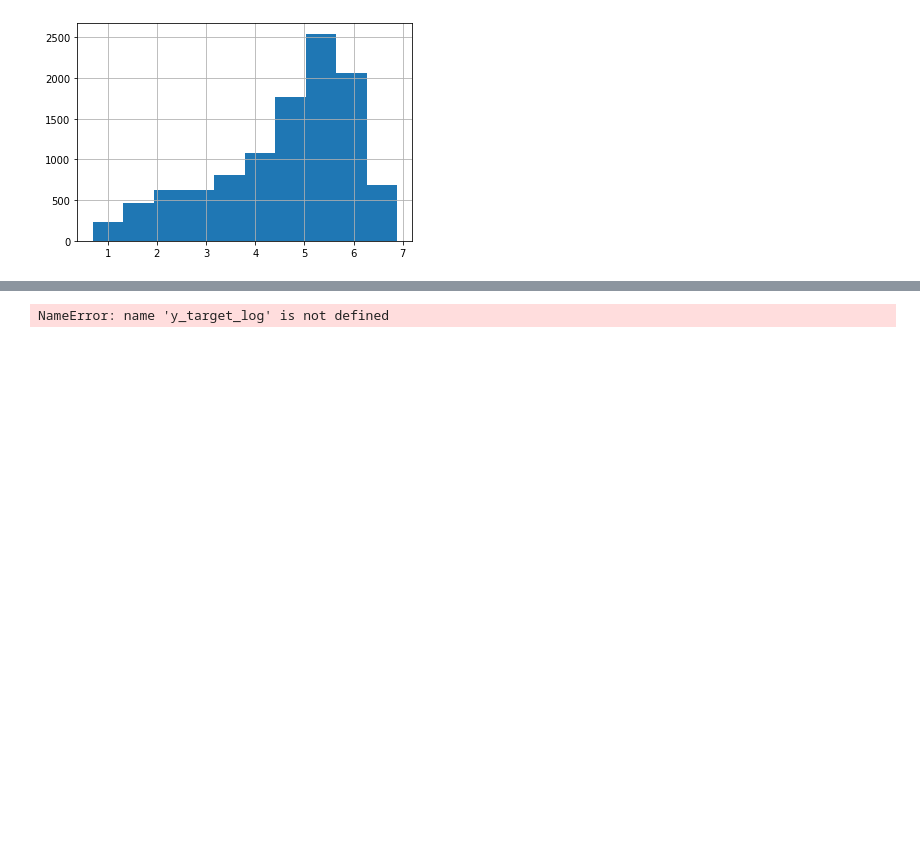
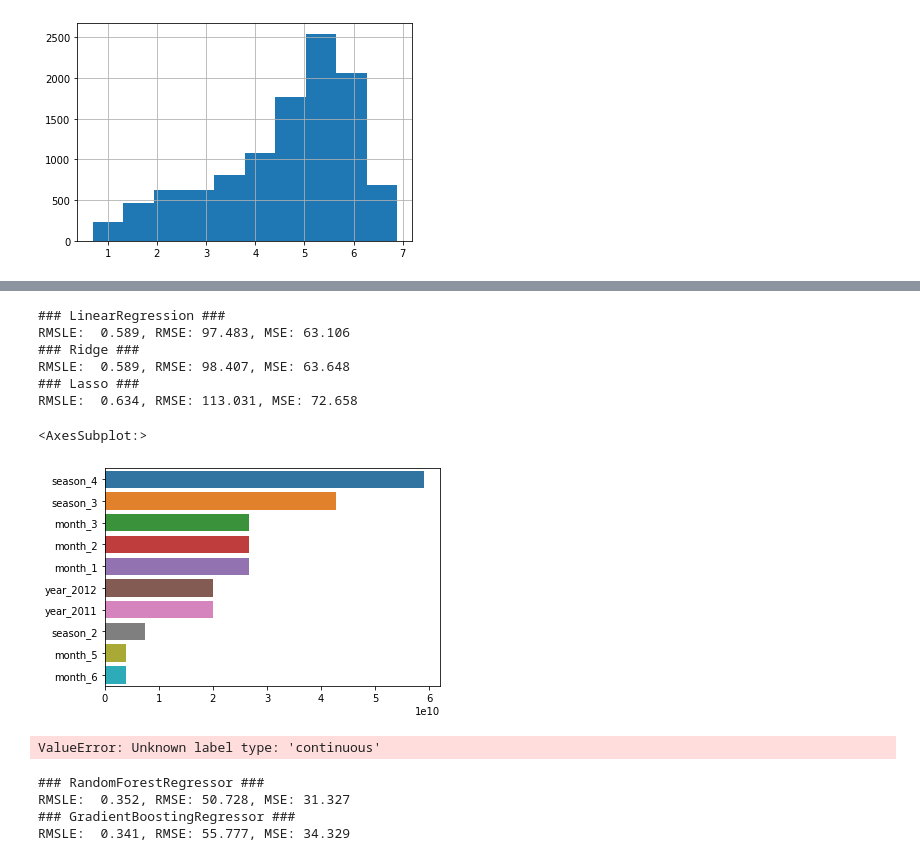
Before and after one commit to JiHui-Cheon/Adult_Practice, a Jupyter notebook: bike_sharing_demand/bike_practice.ipynb, the cells around one changed output, grey strips where cells are left out. Cells and saved outputs as stored; diff of their text form; code cells hidden in the pictures; blank space fills up the shorter version.

```diff
--- a/bike_sharing_demand/bike_practice.ipynb
+++ b/bike_sharing_demand/bike_practice.ipynb
@@ -202,27 +213,65 @@ X_features_ohe = pd.get_dummies(X_features, columns = ['year', 'month', 'hour',
                                                       'season', 'weather'])
 # %%
 # 원-핫 인코딩이 적용된 feature 데이터 세트 기반으로 학습/예측 데이터 분할하기
-X_trian, X_test, y_train, y_test = train_test_split(X_features_ohe, y_target_log,
+X_train, X_test, y_train, y_test = train_test_split(X_features_ohe, y_target_log,
                                                    test_size = 0.3, random_state = 0)
 
 # 모델과 학습/데이터 셋을 입력하면 성능 평가 수치를 반환함.
-def get_model_predict(model, X_train, X_test, y_train, y_test, is_expml = False):
+def get_model_predict(model, X_train, X_test, y_train, y_test, is_expm1 = False):
     model.fit(X_train, y_train)
-    pred = model.predict(x_test)
-    if is_expml :
-        y_test = np.expml(y_test)
-        pred = np.expml(pred)
+    pred = model.predict(X_test)
+    if is_expm1:
+        y_test = np.expm1(y_test)
+        pred = np.expm1(pred)
     print('###', model.__class__.__name__, '###')
     evaluate_regr(y_test, pred)
-
 # end of function get_model_predict
 
 # model 별로 평가 수행
-Ir_reg = LinearRegression()
+lr_reg = LinearRegression()
 ridge_reg = Ridge(alpha = 10)
 lasso_reg = Lasso(alpha = 0.01)
 
-for model in [Ir_reg, ridge_reg, lasso_reg]:
-    get_model_predict(model, X_train, X_test, y_train, y_test, is_expml=True)
+for model in [lr_reg, ridge_reg, lasso_reg]:
+    get_model_predict(model, X_train, X_test, y_train, y_test, is_expm1=True)
 # %% [output]
-NameError: name 'y_target_log' is not defined
+### LinearRegression ###
+RMSLE:  0.589, RMSE: 97.483, MSE: 63.106
+### Ridge ###
+RMSLE:  0.589, RMSE: 98.407, MSE: 63.648
+### Lasso ###
+RMSLE:  0.634, RMSE: 113.031, MSE: 72.658
+# %%
+coef = pd.Series(lr_reg.coef_ , index=X_features_ohe.columns)
+coef_sort = coef.sort_values(ascending=False)[:10]
+sns.barplot(x = coef_sort.values, y=coef_sort.index)
+# %% [output]
+<AxesSubplot:>
+[figure, added]
+# %%
+from sklearn.ensemble import RandomForestClassifier, GradientBoostingRegressor
+
+# 랜덤 포레스트, GBM, XGBoost, LightGBM model 별로 평가 수행
+rf_reg = RandomForestClassifier(n_estimators=500)
+gbm_reg = GradientBoostingRegressor(n_estimators=500)
+
+for model in [rf_reg, gbm_reg]:
+    # XGBoost의 경우 DataFrame이 입력 될 경우 버전에 따라 오류 발생 가능, ndarray로 변환.
+    get_model_predict(model, X_train.values, X_test.values, y_train.values,
+                      y_test.values, is_expm1 = True)
+# %% [output]
+ValueError: Unknown label type: 'continuous'
+# %%
+from sklearn.ensemble import RandomForestRegressor, GradientBoostingRegressor
+
+rf_reg = RandomForestRegressor(n_estimators=500)
+gbm_reg = GradientBoostingRegressor(n_estimators=500)
+
+for model in [rf_reg, gbm_reg]:
+    get_model_predict(model, X_train.values, X_test.values, y_train.values,
+                     y_test.values, is_expm1 = True)
+# %% [output]
+### RandomForestRegressor ###
+RMSLE:  0.352, RMSE: 50.728, MSE: 31.327
+### GradientBoostingRegressor ###
+RMSLE:  0.341, RMSE: 55.777, MSE: 34.329
```
Also changed, not shown: parts of 6 cells of this notebook, 11 other files.
